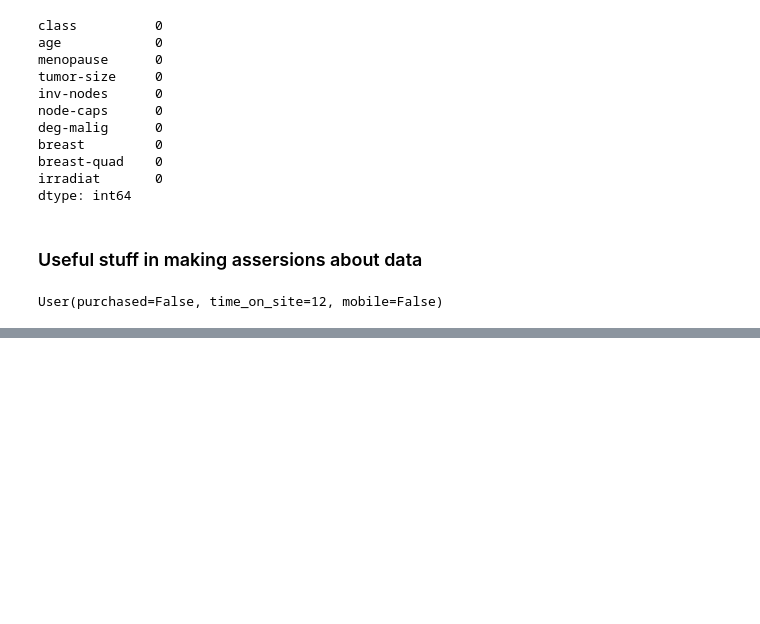
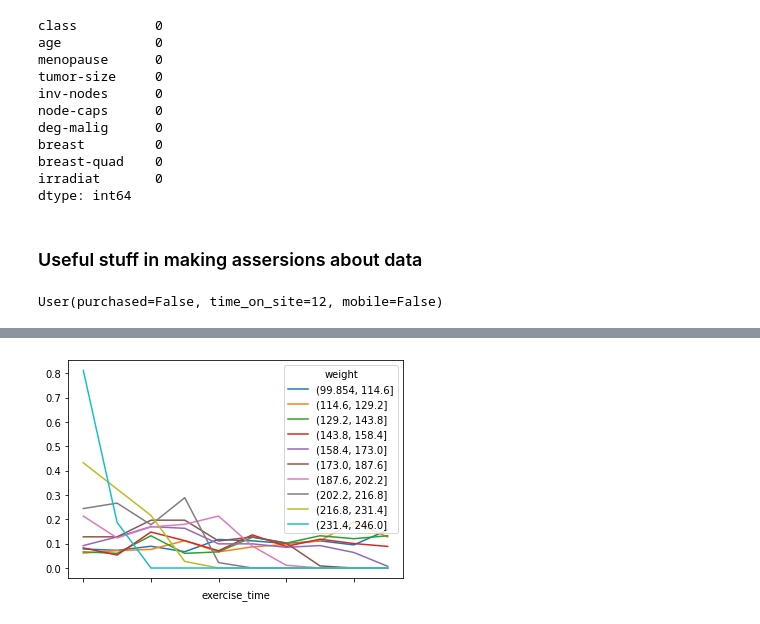
Before and after one commit to mikedcurry/0_ds_review_notebooks_stats, a Jupyter notebook: 110_Section_Review_Notes.ipynb, the cells around one changed output, grey strips where cells are left out. Saved outputs shown, nothing was run; the diff lists cells and outputs as text; code cells hidden in the pictures; blank space fills up the shorter version.

```diff
--- a/110_Section_Review_Notes.ipynb
+++ b/110_Section_Review_Notes.ipynb
@@ -235,0 +264,5 @@ pd.crosstab(user_df['purchased'], user_df['mobile'], normalize='columns')
+# %%
+ct2 = pd.crosstab(duration_bins, weight_bins, normalize='columns')
+ct2.plot();
+# %% [output]
+[figure, added]
```
Also changed, not shown: parts of 41 cells of this notebook.
